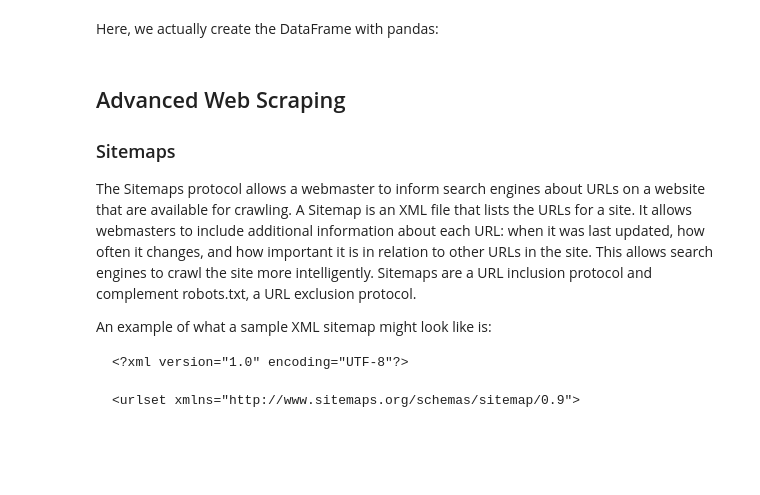
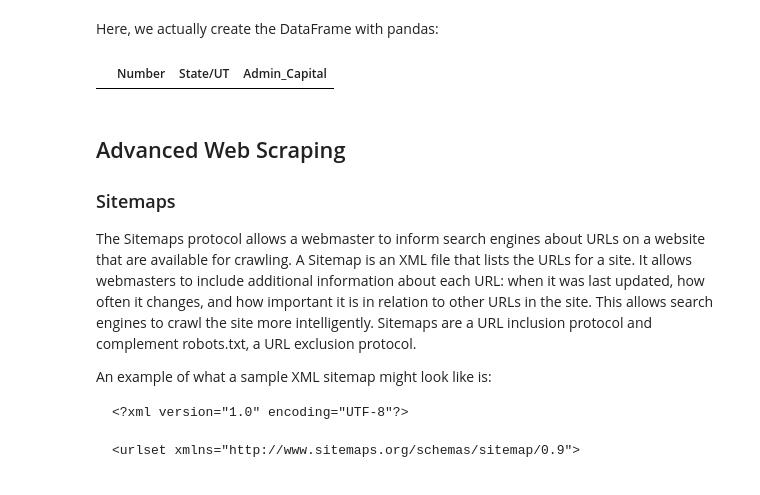
Before and after one commit to clesleycode/python-data-acquisition, a Jupyter notebook: Data Acquisition with Python.ipynb, the cells around one changed output. Drawn from its saved outputs; the diff is of its cells as text; code cells hidden in the pictures; blank space fills up the shorter version.

```diff
--- a/Data Acquisition with Python.ipynb
+++ b/Data Acquisition with Python.ipynb
@@ -262,6 +282,10 @@ import pandas as pd
 df = pd.DataFrame(A, columns=['Number'])
 df['State/UT'] = B
 df['Admin_Capital'] = C
+# %%
+df
+# %% [output]
+|  | Number | State/UT | Admin_Capital |
 # %% [markdown]
 ## Advanced Web Scraping
 
```
Also changed, not shown: parts of 4 cells of this notebook, 3 other files.
